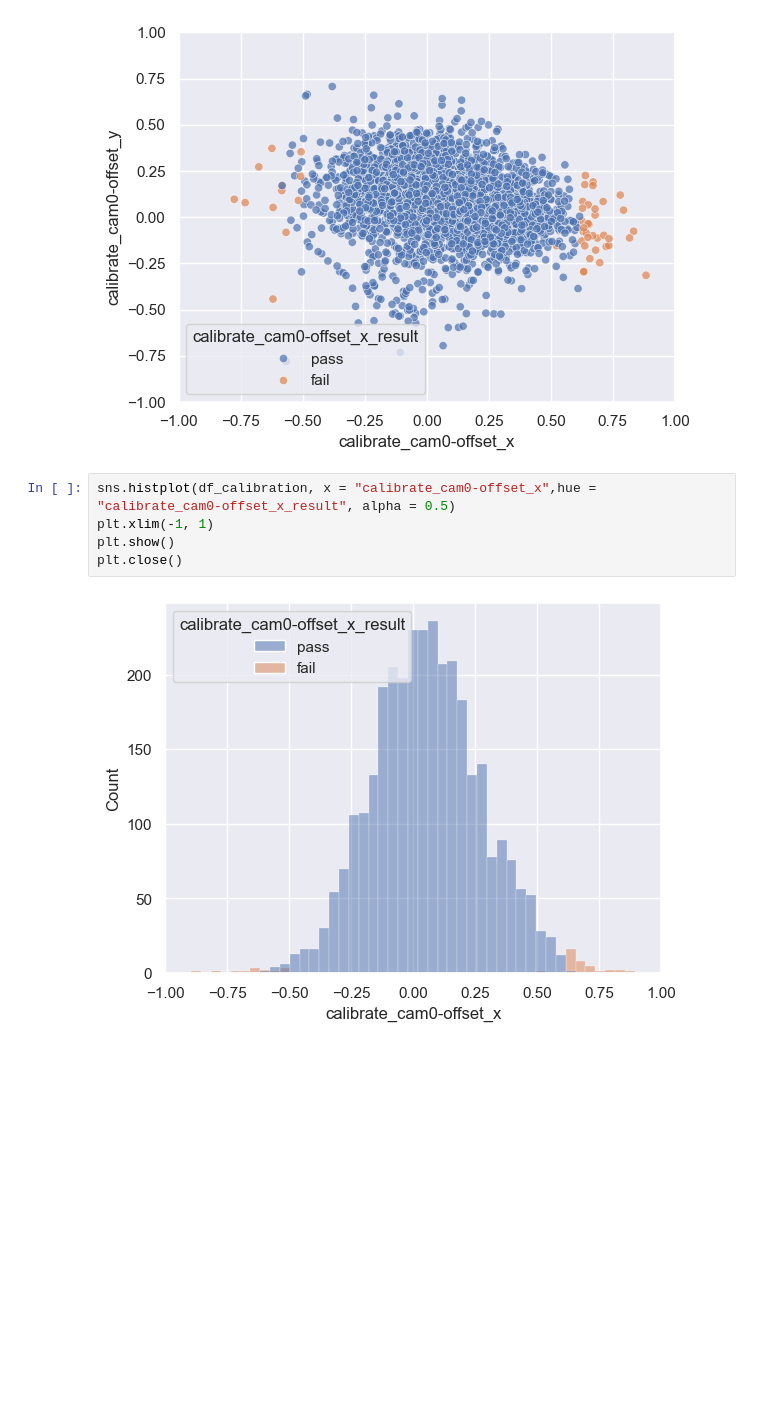
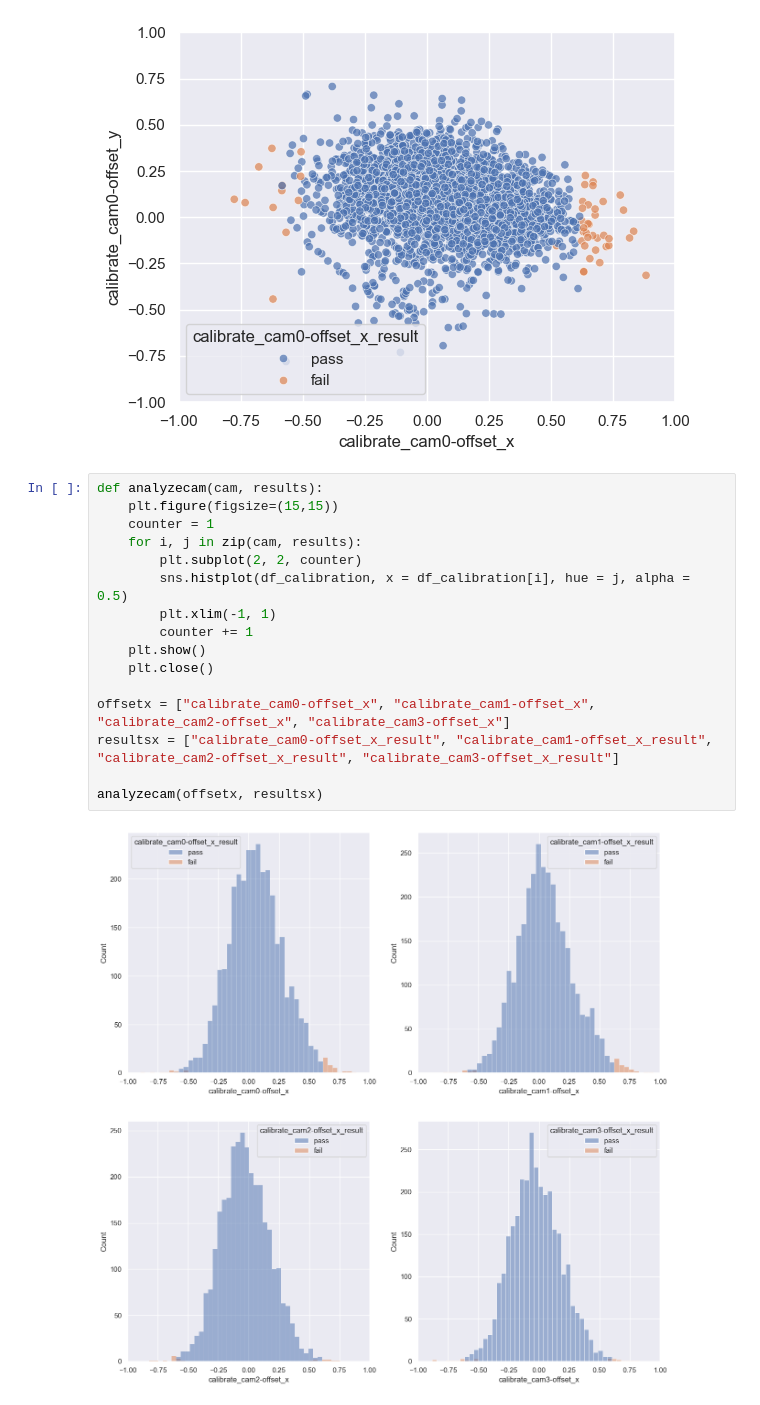
Before and after one commit to GALLP900/CodAcG_Github, a Jupyter notebook: Python_Projects/Data Science Tools/Prod_Data_Analysis.ipynb, the cells around one changed output. Saved outputs shown, nothing was run; the diff lists cells and outputs as text; blank space fills up the shorter version.

```diff
--- a/Python_Projects/Data Science Tools/Prod_Data_Analysis.ipynb
+++ b/Python_Projects/Data Science Tools/Prod_Data_Analysis.ipynb
@@ -249,10 +253,21 @@ plt.show()
 plt.close()
 # %% [output]
 [figure]
-# %%
-sns.histplot(df_calibration, x = "calibrate_cam0-offset_x",hue = "calibrate_cam0-offset_x_result", alpha = 0.5)
-plt.xlim(-1, 1)
-plt.show()
-plt.close()
-# %% [output]
-[figure, removed]
+# %%
+def analyzecam(cam, results):
+    plt.figure(figsize=(15,15))
+    counter = 1
+    for i, j in zip(cam, results):
+        plt.subplot(2, 2, counter)
+        sns.histplot(df_calibration, x = df_calibration[i], hue = j, alpha = 0.5)
+        plt.xlim(-1, 1)
+        counter += 1
+    plt.show()
+    plt.close()
+
+offsetx = ["calibrate_cam0-offset_x", "calibrate_cam1-offset_x", "calibrate_cam2-offset_x", "calibrate_cam3-offset_x"]
+resultsx = ["calibrate_cam0-offset_x_result", "calibrate_cam1-offset_x_result", "calibrate_cam2-offset_x_result", "calibrate_cam3-offset_x_result"]
+
+analyzecam(offsetx, resultsx)
+# %% [output]
+[figure, added]
```
Also changed, not shown: parts of 12 cells of this notebook.
